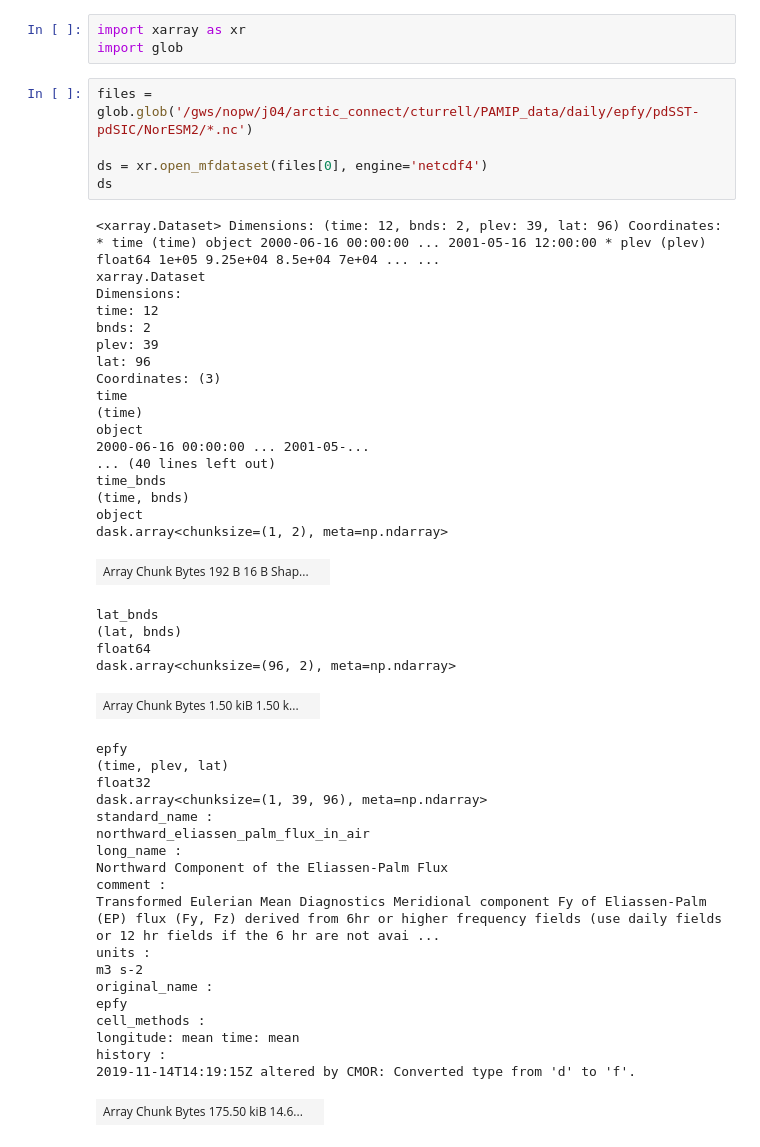
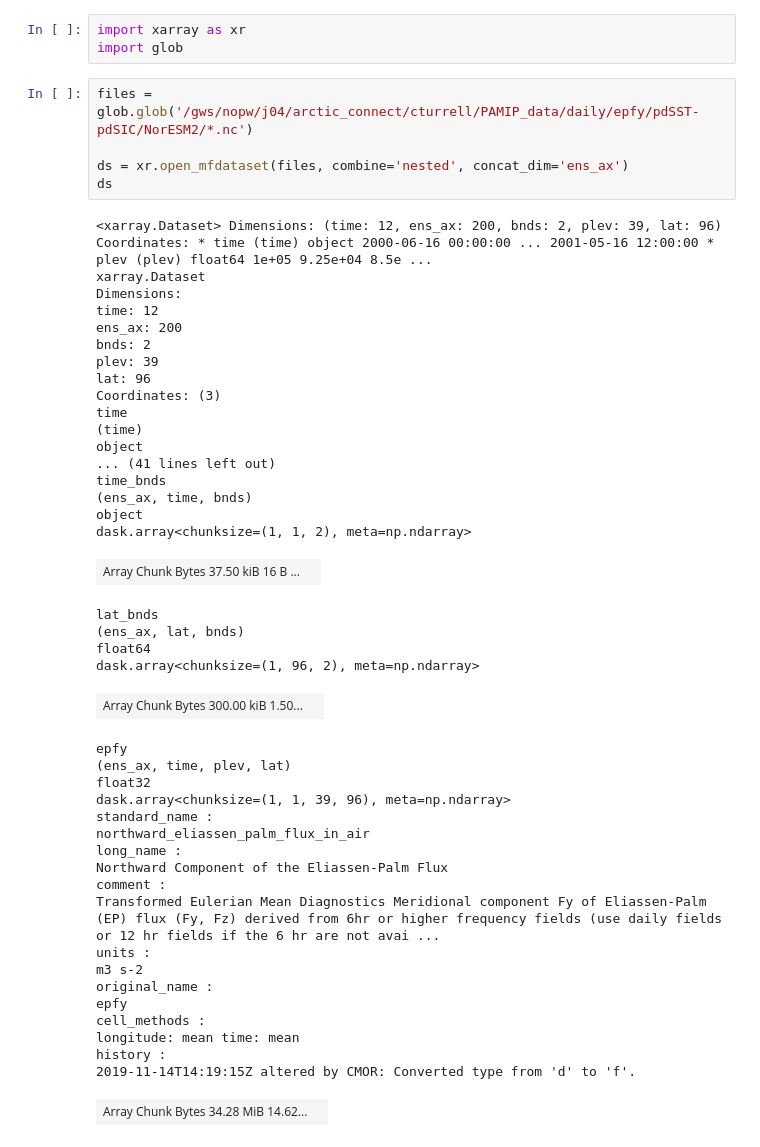
Before and after one commit to Caturrell/eddy_feedback, a Jupyter notebook: pamip/pamip_epfy.ipynb, the cells around one changed output. Cells and saved outputs as stored; diff of their text form.

```diff
--- a/pamip/pamip_epfy.ipynb
+++ b/pamip/pamip_epfy.ipynb
@@ -4,36 +4,36 @@ import glob
 # %%
 files = glob.glob('/gws/nopw/j04/arctic_connect/cturrell/PAMIP_data/daily/epfy/pdSST-pdSIC/NorESM2/*.nc')
 
-ds = xr.open_mfdataset(files[0], engine='netcdf4')
+ds = xr.open_mfdataset(files, combine='nested', concat_dim='ens_ax')
 ds
 # %% [output]
-<xarray.Dataset> Dimensions: (time: 12, bnds: 2, plev: 39, lat: 96) Coordinates: * time (time) object 2000-06-16 00:00:00 ... 2001-05-16 12:00:00 * plev (plev) float64 1e+05 9.25e+04 8.5e+04 7e+04 ... ...
+<xarray.Dataset> Dimensions: (time: 12, ens_ax: 200, bnds: 2, plev: 39, lat: 96) Coordinates: * time (time) object 2000-06-16 00:00:00 ... 2001-05-16 12:00:00 * plev (plev) float64 1e+05 9.25e+04 8.5e ...
 xarray.Dataset
 Dimensions:
 time: 12
+ens_ax: 200
 bnds: 2
 plev: 39
 lat: 96
 Coordinates: (3)
 time
 (time)
 object
-2000-06-16 00:00:00 ... 2001-05-...
-... (40 lines left out)
+... (41 lines left out)
 time_bnds
-(time, bnds)
+(ens_ax, time, bnds)
 object
-dask.array<chunksize=(1, 2), meta=np.ndarray>
+dask.array<chunksize=(1, 1, 2), meta=np.ndarray>
-| Array Chunk Bytes 192 B 16 B Shap... |  |
+| Array Chunk Bytes 37.50 kiB 16 B ... |  |
 lat_bnds
-(lat, bnds)
+(ens_ax, lat, bnds)
 float64
-dask.array<chunksize=(96, 2), meta=np.ndarray>
+dask.array<chunksize=(1, 96, 2), meta=np.ndarray>
-| Array Chunk Bytes 1.50 kiB 1.50 k... |  |
+| Array Chunk Bytes 300.00 kiB 1.50... |  |
 epfy
-(time, plev, lat)
+(ens_ax, time, plev, lat)
 float32
-dask.array<chunksize=(1, 39, 96), meta=np.ndarray>
+dask.array<chunksize=(1, 1, 39, 96), meta=np.ndarray>
 standard_name :
 northward_eliassen_palm_flux_in_air
 long_name :
@@ -48,7 +48,7 @@ cell_methods :
 longitude: mean time: mean
 history :
 2019-11-14T14:19:15Z altered by CMOR: Converted type from 'd' to 'f'.
-| Array Chunk Bytes 175.50 kiB 14.6... |  |
+| Array Chunk Bytes 34.28 MiB 14.62... |  |
 Indexes: (3)
 time
 PandasIndex
```
Also changed, not shown: parts of 3 cells of this notebook.
